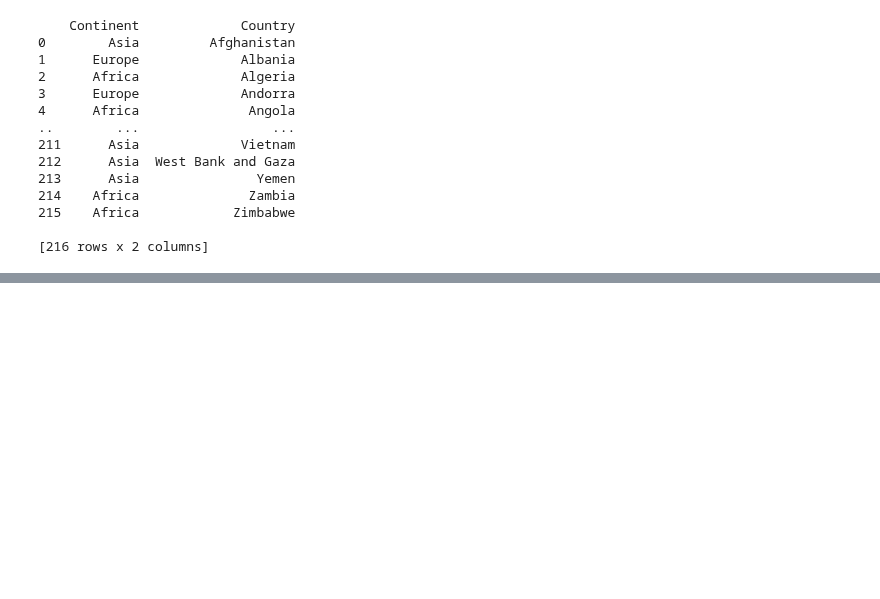
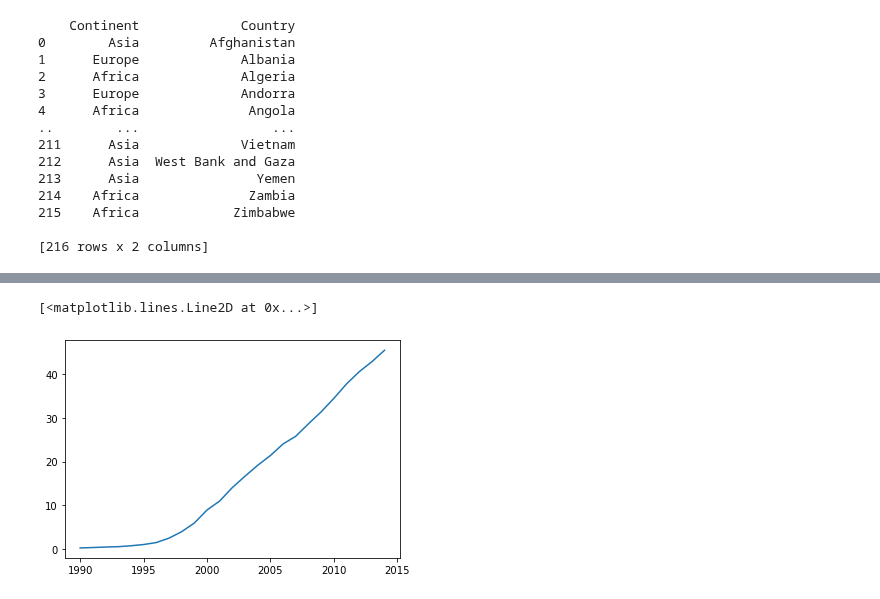
Before and after one commit to nss-data-science-cohort-5/un_exploration-ccmerry, a Jupyter notebook: notebooks/UN_Data_Exploration.ipynb, the cells around one changed output, grey strips where cells are left out. Cells and saved outputs as stored; diff of their text form; code cells hidden in the pictures; blank space fills up the shorter version.

```diff
--- a/notebooks/UN_Data_Exploration.ipynb
+++ b/notebooks/UN_Data_Exploration.ipynb
@@ -227,0 +311,3 @@ print(continents)
+# %%
+internet_df.drop("Value Footnotes", axis = 1, inplace = True)
+print(internet_df)
@@ -227,0 +329,3 @@ print(continents)
+# %%
+internet_df = internet_df.rename(columns = {"Country or Area":"Country","Year":"Year","Value":"Internet_Users_Pct"})
+print(internet_df)
@@ -227,0 +365,3 @@ print(continents)
+# %%
+internet_use_graph = internet_df[internet_df["Internet_Users_Pct"] > 0].groupby("Year").mean()
+print(internet_use_graph)
@@ -227,0 +386,5 @@ print(continents)
+# %%
+plt.plot(internet_use_graph)
+# %% [output]
+[<matplotlib.lines.Line2D at 0x...>]
+[figure, added]
```
Also changed, not shown: parts of 23 cells of this notebook.
